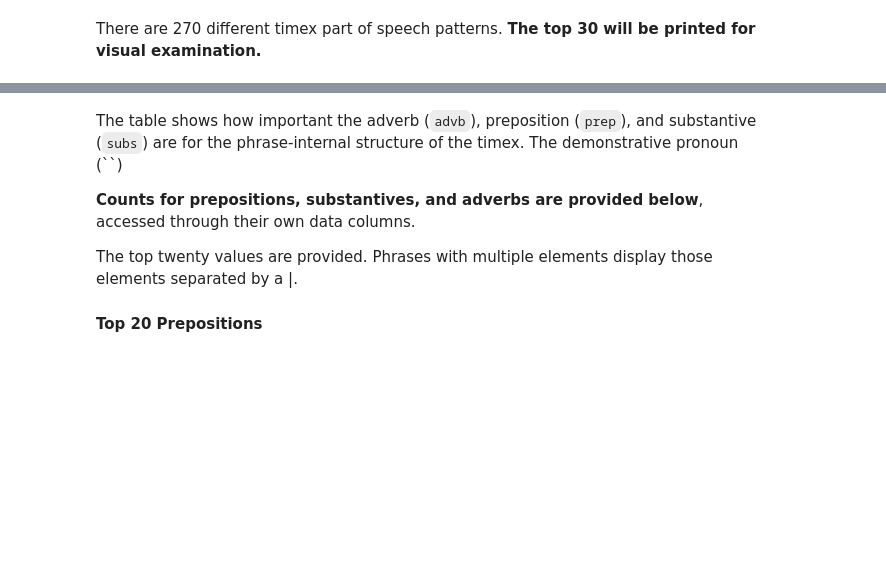
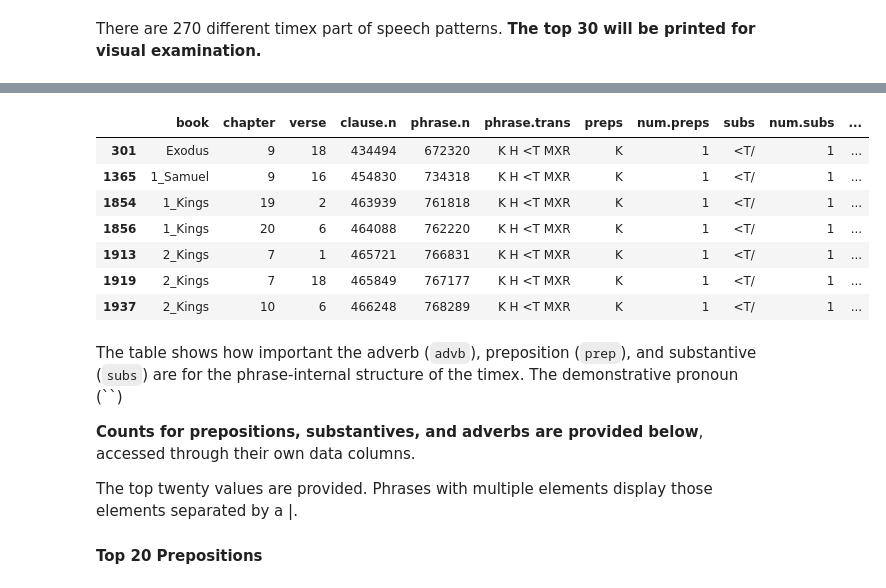
Before and after one commit to codykingham/Verb_in_Biblical_Hebrew, a Jupyter notebook: data_analysis/time_phrase_analysis.ipynb, the cells around one changed output, grey strips where cells are left out. Drawn from its saved outputs; the diff is of its cells as text; code cells hidden in the pictures; blank space fills up the shorter version.

Commit message:
update dataset with time phrase classes

```diff
--- a/data_analysis/time_phrase_analysis.ipynb
+++ b/data_analysis/time_phrase_analysis.ipynb
@@ -304,3 +304,14 @@ head(tp.pdp, 30) # show top 30
+# %%
+timexes[timexes$pdp.pattern == 'prep-art-subs-advb',]
+# %% [output]
+|  | book | chapter | verse | clause.n | phrase.n | phrase.trans | preps | num.preps | subs | num.subs | ... |
+| 301 | Exodus | 9 | 18 | 434494 | 672320 | K H <T MXR | K | 1 | <T/ | 1 | ... |
+| 1365 | 1_Samuel | 9 | 16 | 454830 | 734318 | K H <T MXR | K | 1 | <T/ | 1 | ... |
+| 1854 | 1_Kings | 19 | 2 | 463939 | 761818 | K H <T MXR | K | 1 | <T/ | 1 | ... |
+| 1856 | 1_Kings | 20 | 6 | 464088 | 762220 | K H <T MXR | K | 1 | <T/ | 1 | ... |
+| 1913 | 2_Kings | 7 | 1 | 465721 | 766831 | K H <T MXR | K | 1 | <T/ | 1 | ... |
+| 1919 | 2_Kings | 7 | 18 | 465849 | 767177 | K H <T MXR | K | 1 | <T/ | 1 | ... |
+| 1937 | 2_Kings | 10 | 6 | 466248 | 768289 | K H <T MXR | K | 1 | <T/ | 1 | ... |
 # %% [markdown]
 The table shows how important the adverb (`advb`), preposition (`prep`), and substantive (`subs`) are for the phrase-internal structure of the timex. The demonstrative pronoun (``)
 
```
Also changed, not shown: parts of 4 cells of this notebook, 2 other files.
